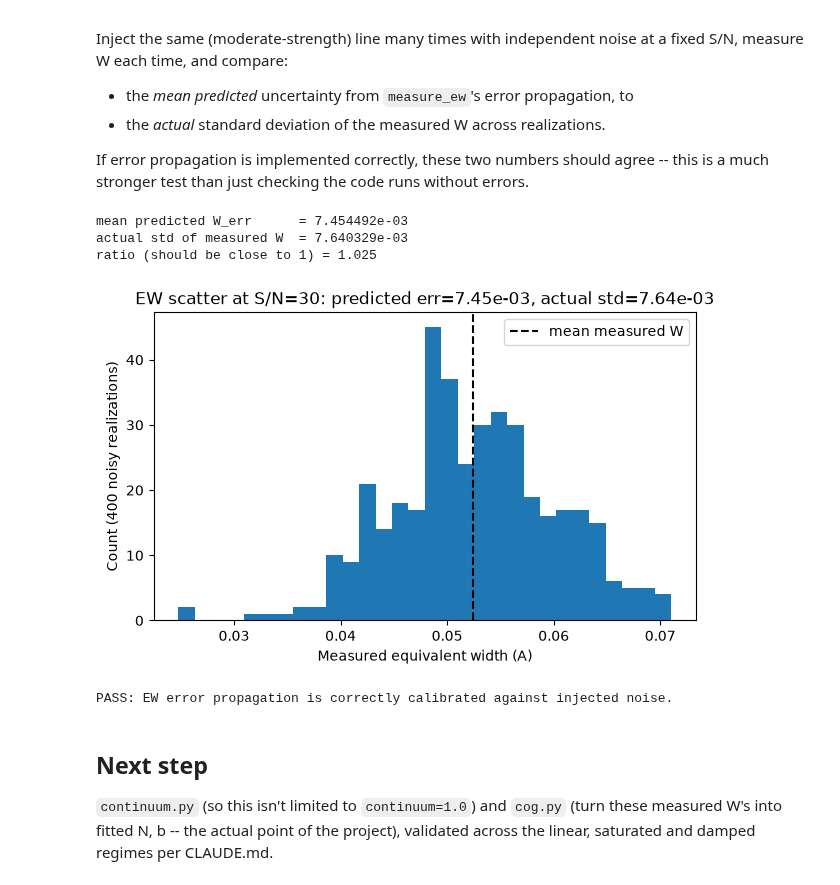
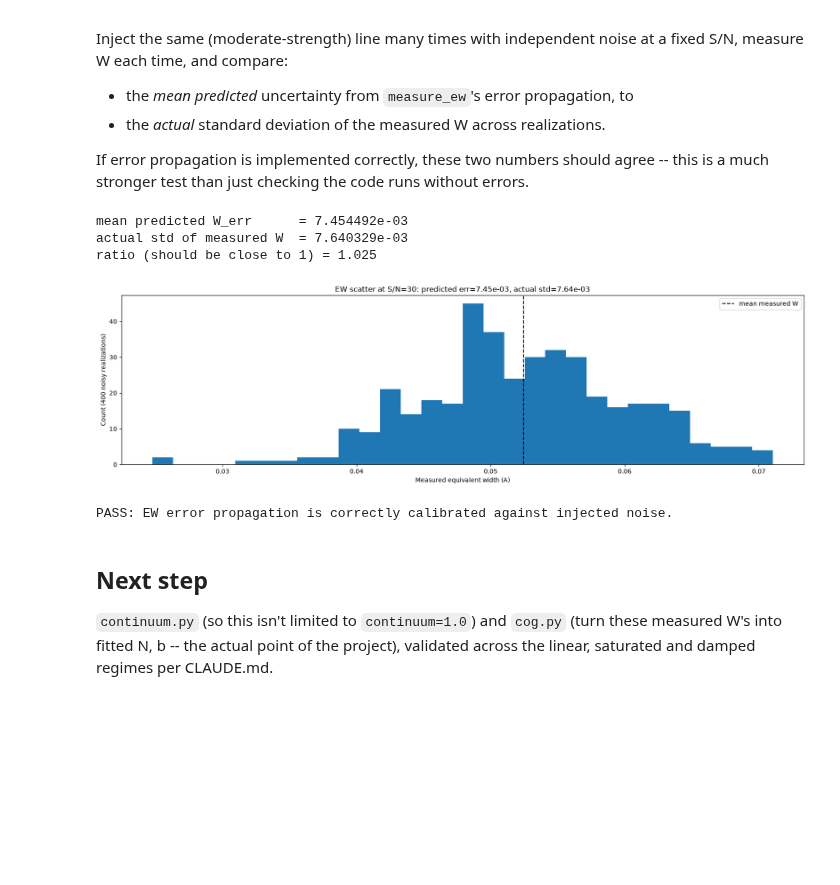
Before and after one commit to FeatAstro/RAD-2026, a Jupyter notebook: notebooks/03_synthetic_spectrum.ipynb, the cells around one changed output. Saved outputs shown, nothing was run; the diff lists cells and outputs as text; code cells hidden in the pictures; blank space fills up the shorter version.

```diff
--- a/notebooks/03_synthetic_spectrum.ipynb
+++ b/notebooks/03_synthetic_spectrum.ipynb
@@ -74,35 +74,35 @@ Ws, W_errs = [], []
 for _ in range(400):
     spec2 = make_synthetic(wave2, [absorber2], snr=snr, rng=rng)
     W2, W2_err = measure_ew(spec2.wave, spec2.flux, spec2.continuum, error=spec2.error)
     Ws.append(W2)
     W_errs.append(W2_err)
 
 Ws = np.array(Ws)
 W_errs = np.array(W_errs)
 
 mean_predicted_err = W_errs.mean()
 actual_scatter = Ws.std()
 print(f"mean predicted W_err      = {mean_predicted_err:.6e}")
 print(f"actual std of measured W  = {actual_scatter:.6e}")
 print(f"ratio (should be close to 1) = {actual_scatter / mean_predicted_err:.3f}")
 
-plt.figure(figsize=(7, 4))
+plt.figure(figsize=(20, 5))
 plt.hist(Ws, bins=30)
 plt.axvline(Ws.mean(), color="k", linestyle="--", label="mean measured W")
 plt.xlabel("Measured equivalent width (A)")
 plt.ylabel("Count (400 noisy realizations)")
 plt.title(f"EW scatter at S/N={snr:.0f}: predicted err={mean_predicted_err:.2e}, actual std={actual_scatter:.2e}")
 plt.legend()
 plt.show()
 
 assert 0.7 < actual_scatter / mean_predicted_err < 1.3, \
     "predicted and actual EW uncertainty should roughly agree"
 print("PASS: EW error propagation is correctly calibrated against injected noise.")
 # %% [output]
 mean predicted W_err      = 7.454492e-03
 actual std of measured W  = 7.640329e-03
 ratio (should be close to 1) = 1.025
-[figure, old version]
+[figure, new version]
 PASS: EW error propagation is correctly calibrated against injected noise.
 # %% [markdown]
 ## Next step
```
Also changed, not shown: 2 other files.
